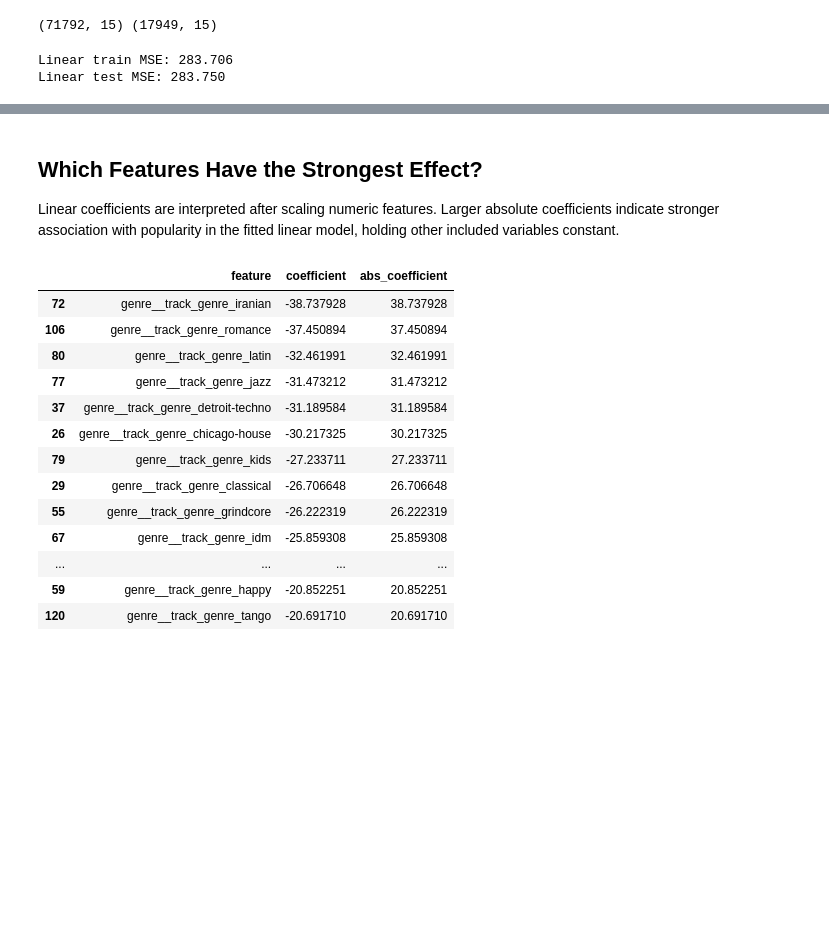
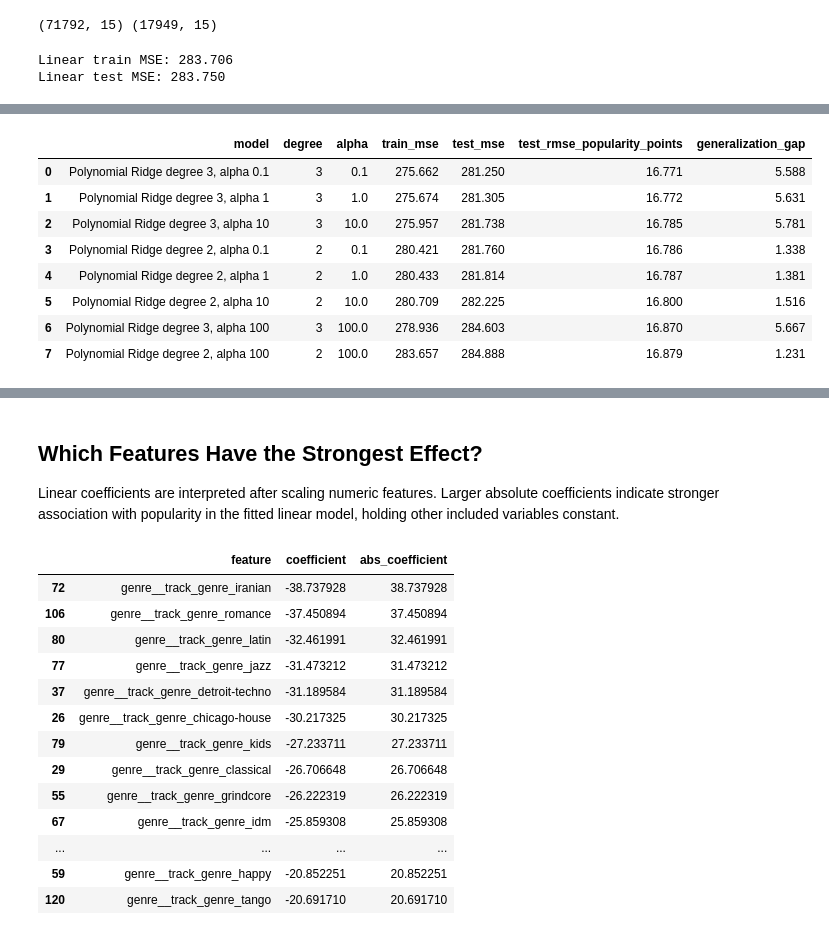
Before and after one commit to fidelMB/proyecto-ia-tc3002b, a Jupyter notebook: notebooks/03_regression.ipynb, the cells around one changed output, grey strips where cells are left out. Cells and saved outputs as stored; diff of their text form; code cells hidden in the pictures; blank space fills up the shorter version.

```diff
--- a/notebooks/03_regression.ipynb
+++ b/notebooks/03_regression.ipynb
@@ -130,0 +108,82 @@ Polynomial test MSE: 389.201
+# %%
+def make_encoder(drop_first=True):
+    try:
+        return OneHotEncoder(
+            handle_unknown="ignore",
+            drop="first" if drop_first else None,
+            sparse_output=False,
+        )
+    except TypeError:
+        return OneHotEncoder(
+            handle_unknown="ignore",
+            drop="first" if drop_first else None,
+            sparse=False,
+        )
+
+
+polynomial_results = []
+polynomial_models = {}
+
+for degree in [2, 3]:
+    for alpha in [0.1, 1.0, 10.0, 100.0]:
+        polynomial_preprocess = ColumnTransformer(
+            transformers=[
+                ("num_poly", Pipeline([
+                    ("imputer", SimpleImputer(strategy="median")),
+                    ("scaler", StandardScaler()),
+                    ("poly", PolynomialFeatures(degree=degree, include_bias=False)),
+                ]), numeric_features),
+                ("genre", Pipeline([
+                    ("imputer", SimpleImputer(strategy="most_frequent")),
+                    ("onehot", make_encoder(drop_first=True)),
+                ]), categorical_features),
+            ]
+        )
+
+        model_name = f"Polynomial Ridge degree {degree}, alpha {alpha:g}"
+        candidate = Pipeline([
+            ("preprocess", polynomial_preprocess),
+            ("model", Ridge(alpha=alpha)),
+        ])
+        candidate.fit(X_train, y_train)
+        train_pred = candidate.predict(X_train)
+        test_pred = candidate.predict(X_test)
+        train_mse = mean_squared_error(y_train, train_pred)
+        test_mse = mean_squared_error(y_test, test_pred)
+        polynomial_results.append({
+            "model": model_name,
+            "degree": degree,
+            "alpha": alpha,
+            "train_mse": train_mse,
+            "test_mse": test_mse,
+            "test_rmse_popularity_points": np.sqrt(test_mse),
+            "generalization_gap": test_mse - train_mse,
+        })
+        polynomial_models[model_name] = candidate
+
+polynomial_results_df = (
+    pd.DataFrame(polynomial_results)
+    .sort_values("test_mse")
+    .reset_index(drop=True)
+)
+display(polynomial_results_df.round(3))
+
+best_polynomial_row = polynomial_results_df.iloc[0]
+best_polynomial_model = polynomial_models[best_polynomial_row["model"]]
+poly_train_pred = best_polynomial_model.predict(X_train)
+poly_test_pred = best_polynomial_model.predict(X_test)
+poly_train_mse = best_polynomial_row["train_mse"]
+poly_test_mse = best_polynomial_row["test_mse"]
+print(f"Best polynomial model: {best_polynomial_row['model']}")
+print(f"Polynomial train MSE: {poly_train_mse:.3f}")
+print(f"Polynomial test MSE: {poly_test_mse:.3f}")
+# %% [output]
+|  | model | degree | alpha | train_mse | test_mse | test_rmse_popularity_points | generalization_gap |
+| 0 | Polynomial Ridge degree 3, alpha 0.1 | 3 | 0.1 | 275.662 | 281.250 | 16.771 | 5.588 |
+| 1 | Polynomial Ridge degree 3, alpha 1 | 3 | 1.0 | 275.674 | 281.305 | 16.772 | 5.631 |
+| 2 | Polynomial Ridge degree 3, alpha 10 | 3 | 10.0 | 275.957 | 281.738 | 16.785 | 5.781 |
+| 3 | Polynomial Ridge degree 2, alpha 0.1 | 2 | 0.1 | 280.421 | 281.760 | 16.786 | 1.338 |
+| 4 | Polynomial Ridge degree 2, alpha 1 | 2 | 1.0 | 280.433 | 281.814 | 16.787 | 1.381 |
+| 5 | Polynomial Ridge degree 2, alpha 10 | 2 | 10.0 | 280.709 | 282.225 | 16.800 | 1.516 |
+| 6 | Polynomial Ridge degree 3, alpha 100 | 3 | 100.0 | 278.936 | 284.603 | 16.870 | 5.667 |
+| 7 | Polynomial Ridge degree 2, alpha 100 | 2 | 100.0 | 283.657 | 284.888 | 16.879 | 1.231 |
```
Also changed, not shown: parts of 11 cells of this notebook, 3 other files.
